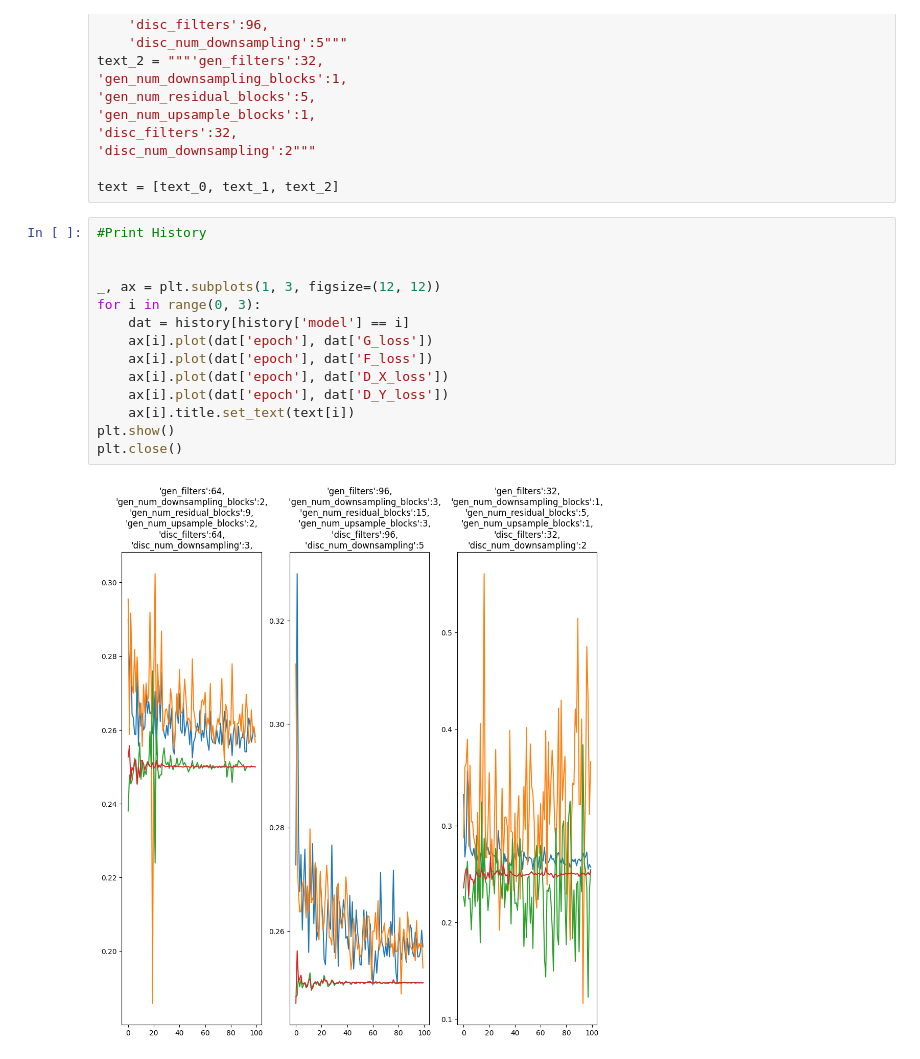
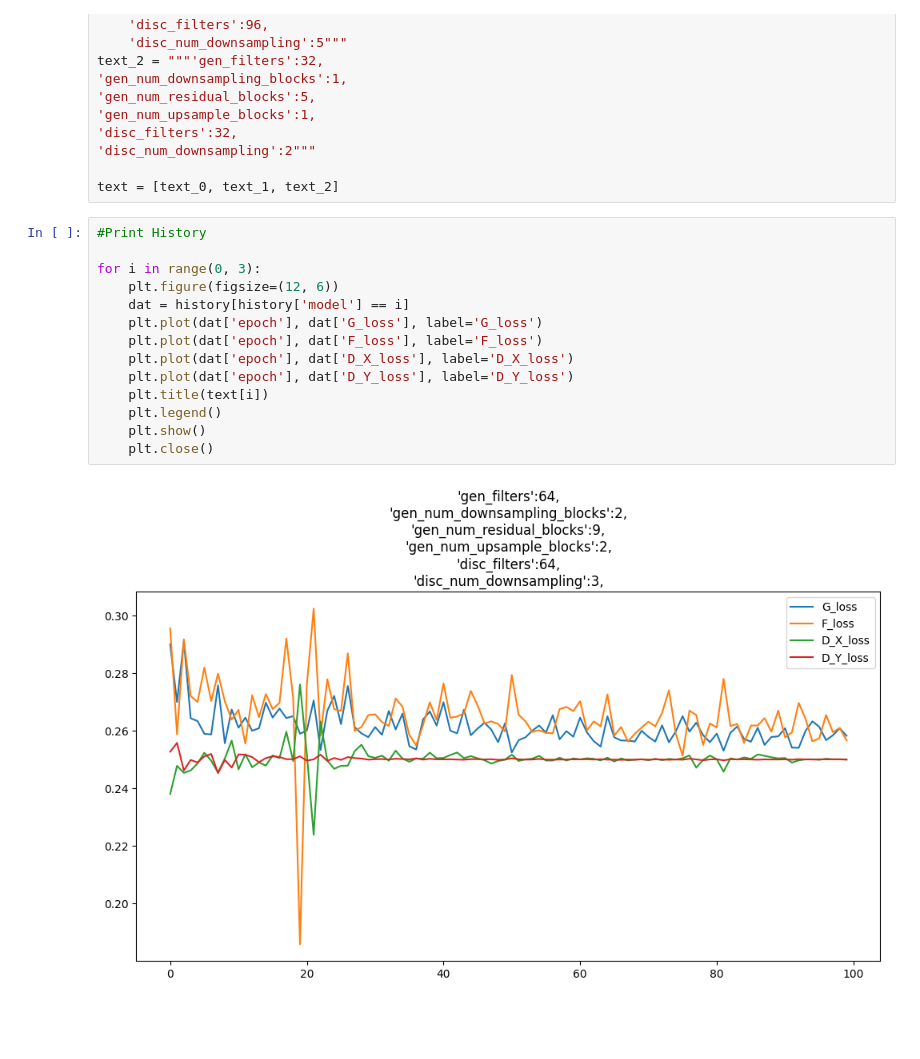
Before and after one commit to isaac1987a/Something_of_a_Painter_Myself, a Jupyter notebook: Copy_of_Monet.ipynb, the cells around one changed output. Cells and saved outputs as stored; diff of their text form; blank space fills up the shorter version.

```diff
--- a/Copy_of_Monet.ipynb
+++ b/Copy_of_Monet.ipynb
@@ -1202,16 +1215,16 @@ text = [text_0, text_1, text_2]
 # %%
 #Print History
 
-
-_, ax = plt.subplots(1, 3, figsize=(12, 12))
 for i in range(0, 3):
+    plt.figure(figsize=(12, 6))
     dat = history[history['model'] == i]
-    ax[i].plot(dat['epoch'], dat['G_loss'])
-    ax[i].plot(dat['epoch'], dat['F_loss'])
-    ax[i].plot(dat['epoch'], dat['D_X_loss'])
-    ax[i].plot(dat['epoch'], dat['D_Y_loss'])
-    ax[i].title.set_text(text[i])
-plt.show()
-plt.close()
+    plt.plot(dat['epoch'], dat['G_loss'], label='G_loss')
+    plt.plot(dat['epoch'], dat['F_loss'], label='F_loss')
+    plt.plot(dat['epoch'], dat['D_X_loss'], label='D_X_loss')
+    plt.plot(dat['epoch'], dat['D_Y_loss'], label='D_Y_loss')
+    plt.title(text[i])
+    plt.legend()
+    plt.show()
+    plt.close()
 # %% [output]
-[figure, old version]
+[figure, new version]
```
Also changed, not shown: parts of 6 cells of this notebook.
